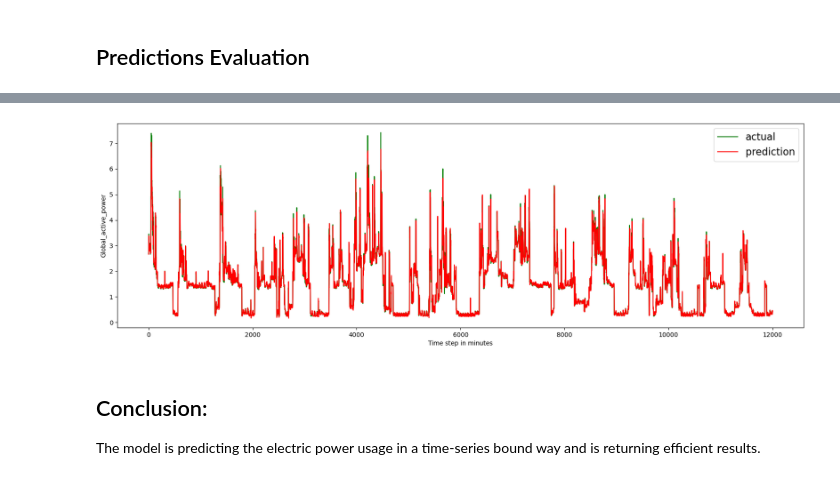
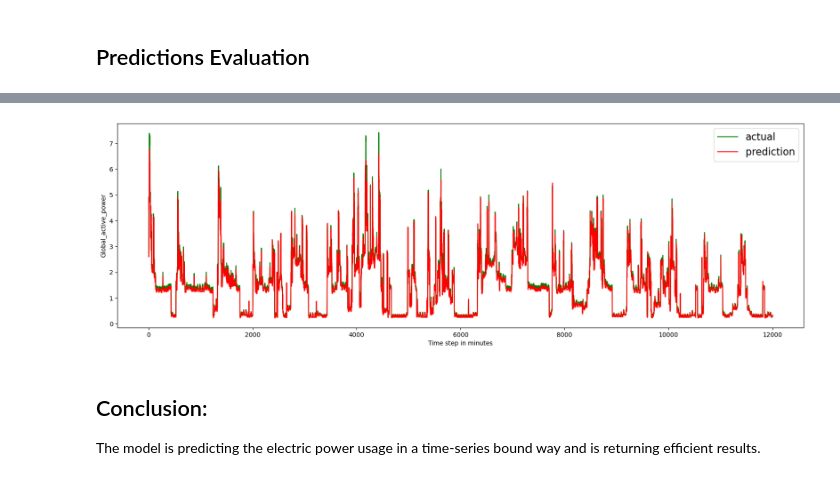
Before and after one commit to prathamshah607/Machine-Learning-Projects, a Jupyter notebook: Electricity/lstm.ipynb, the cells around one changed output, grey strips where cells are left out. Cells and saved outputs as stored; diff of their text form; code cells hidden in the pictures.

```diff
--- a/Electricity/lstm.ipynb
+++ b/Electricity/lstm.ipynb
@@ -117,7 +105,7 @@ df['hour_of_day'] = df['date_time'].dt.hour #creating new columns to better capt
 df['is_weekend'] = df['date_time'].dt.dayofweek >= 5
 df['is_weekend'] = df['is_weekend'].astype(int)  #weekend : 1, weekday : 0. idea is that weekend signifies greater consumption
 
-for lag in [1, 60, 60*24]: #rolling lag of 1min, 1hr, 1day
+for lag in [5, 30, 60, 60*24]: #rolling lag of 1min, 1hr, 1day
     df[f'lag_{lag}_minute'] = df['Global_active_power'].shift(lag)
 
 df.sort_values('date_time', inplace=True, ascending=True)
@@ -179,28 +165,27 @@ def create_dataset(dataset, look_back=1):
     return np.array(X), np.array(y)
 # %%
 look_back = 60
-X_train, Y_train = create_dataset(train, look_back)
-X_test, Y_test = create_dataset(test, look_back)
+X_train, y_train = create_dataset(train, look_back)
+X_test, y_test = create_dataset(test, look_back)
 
 X_train = np.reshape(X_train, (X_train.shape[0], 1, X_train.shape[1]))
 X_test = np.reshape(X_test, (X_test.shape[0], 1, X_test.shape[1]))
 # %% [markdown]
 ## The Model
 # %%
-model = Sequential(
-    [
-        LSTM(100, input_shape=(X_train.shape[1], X_train.shape[2])),
-        Dropout(0.2),
-        Dense(1)
-    ]
-)
+model = Sequential([
+    LSTM(100, return_sequences=True, input_shape=(X_train.shape[1], X_train.shape[2])),
+    Dropout(0.2),
+    Dense(1)
+])
+
 model.compile(loss='mean_squared_error', optimizer='adam')
 
 history = model.fit(
-    X_train, Y_train,
+    X_train, y_train,
     epochs=20,
     batch_size=1240, #the high batch size is needed because we are dealing with minute-to-minute data
-    validation_data=(X_test, Y_test),
+    validation_data=(X_test, y_test),
     callbacks=[EarlyStopping(monitor='val_loss', patience=4)],
     verbose=1,
     shuffle=False)
@@ -270,0 +228,20 @@ Test R2 score: 0.9711980454234889
+# %%
+from sklearn.metrics import mean_absolute_error, mean_squared_error, r2_score
+import numpy as np
+
+train_predict = model.predict(X_train).reshape(-1, 1)
+test_predict = model.predict(X_test).reshape(-1, 1)
+
+train_predict_inv = scaler.inverse_transform(train_predict)
+test_predict_inv = scaler.inverse_transform(test_predict)
+
+y_train_inv = scaler.inverse_transform(y_train.reshape(-1, 1))
+y_test_inv = scaler.inverse_transform(y_test.reshape(-1, 1))
+
+print('Train MAE:', mean_absolute_error(y_train_inv, train_predict_inv))
+print('Train RMSE:', mean_squared_error(y_train_inv, train_predict_inv))
+print('Train R²:', r2_score(y_train_inv, train_predict_inv))
+
+print('Test MAE:', mean_absolute_error(y_test_inv, test_predict_inv))
+print('Test RMSE:', mean_squared_error(y_test_inv, test_predict_inv))
+print('Test R²:', r2_score(y_test_inv, test_predict_inv))
@@ -281,19 +267,19 @@ plt.show()
 # %%
 indice = 12000 #number of testing examples to use
 
 limit = [x for x in range(indice)]
 plt.figure(figsize=(20,6))
 
-plt.plot(limit, Y_test[0][:indice], label="actual", color='green')
+plt.plot(limit, y_test[:indice], label="actual", color='green')
 plt.plot(limit, test_predict[:,0][:indice], '-', label="prediction", color='red')
 
 plt.ylabel('Global_active_power')
 plt.xlabel('Time step in minutes')
 plt.legend(fontsize=16)
 
 plt.show()
 # %% [output]
-[figure, old version]
+[figure, new version]
 # %% [markdown]
 ## Conclusion:
 
```
Also changed, not shown: parts of 11 cells of this notebook, 2 other files.
